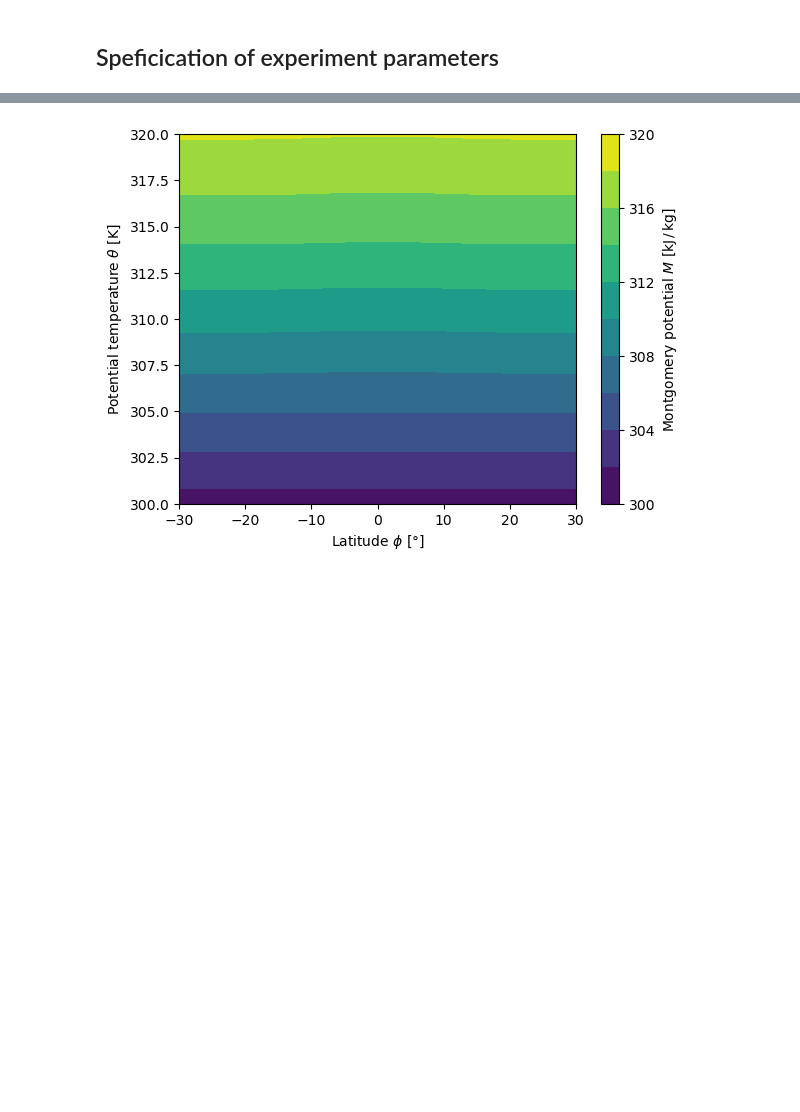
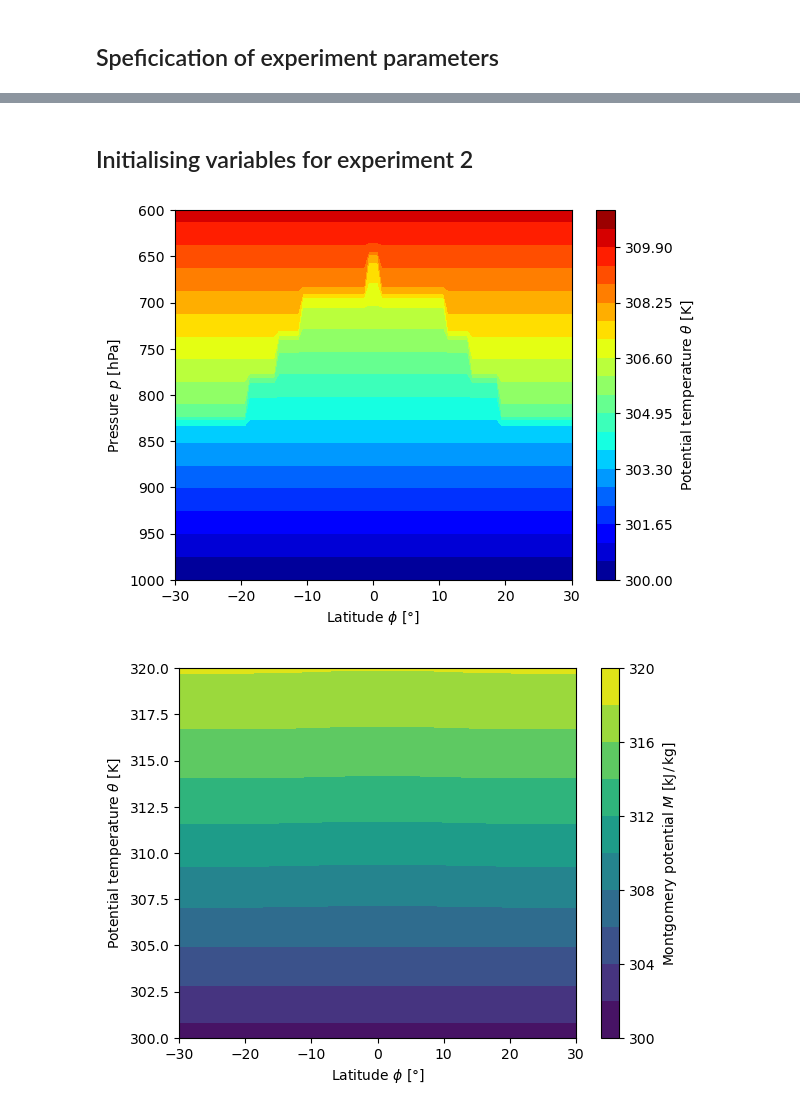
Before and after one commit to williameclee/TradeCumulusInversion, a Jupyter notebook: invtci.ipynb, the cells around one changed output, grey strips where cells are left out. Cells and saved outputs as stored; diff of their text form; code cells hidden in the pictures; blank space fills up the shorter version.

```diff
--- a/invtci.ipynb
+++ b/invtci.ipynb
@@ -138,0 +61,48 @@ plt.show()
+# %%
+# Horizontal grid
+Y = np.linspace(-1, 1, 2 * J + 1)  # Potential latitude (S) in the paper
+DY = Y[1] - Y[0]
+phi = np.rad2deg(np.arcsin(Y))
+
+# Vertical grid
+Z = np.linspace(0, 1, K + 1)
+DZ = Z[1] - Z[0]
+th = np.linspace(thetab, thetat, K + 1).T
+Dth = th[1] - th[0]
+th_pad = np.concatenate((np.array([thetab - Dth]), th, np.array([thetat + Dth])))
+
+YY, Th_pad = np.meshgrid(Y, th_pad, indexing="ij")
+phii = np.meshgrid(phi, th_pad, indexing="ij")[0]
+
+fac1 = eps * DY * Y
+fac2 = 2 * DY * DZ**2
+f1 = fac1 * (1 - Y**2)
+# %% [markdown]
+## Initialising variables for experiment 2
+# %%
+# Theta
+phi_N = (phi <= phin) & (phi > phic)
+phi_S = (phi >= phis) & (phi < phic)
+phi_C = phi == phic
+theta1 = np.full((2 * J + 1), theta10)
+
+theta1[phi_N] = theta10 + dtheta * fexp((phin - phi[phi_N]) / (phin - phic))
+theta1[phi_S] = theta10 + dtheta * fexp((phi[phi_S] - phis) / (phic - phis))
+theta1[phi_C] = theta10 + dtheta
+theta2 = theta1 + thetac
+
+#  Pressure
+th1_grid = np.meshgrid(theta1, th_pad, indexing="ij")[0]
+th2_grid = np.meshgrid(theta2, th_pad, indexing="ij")[0]
+th_T = Th_pad >= th2_grid
+th_C = (Th_pad > th1_grid) & (Th_pad < th2_grid)
+Pres = pb - sigma0 * (Th_pad - thetab)
+Pres[th_T] = Pres[th_T] + Dp
+Pres[th_C] = Pres[th_C] + Dp * fexp((Th_pad[th_C] - th1_grid[th_C]) / thetac)
+Pres = Pres / pb
+pref = np.zeros([1, Kt])
+for k in range(Kt):
+    pref[0, k] = pmean(Pres[:, k], Y)
+Gamma = Pres**(kappa - 1)
+# %% [output]
+[figure, added]
```
Also changed, not shown: parts of 14 cells of this notebook, 1 other file.
